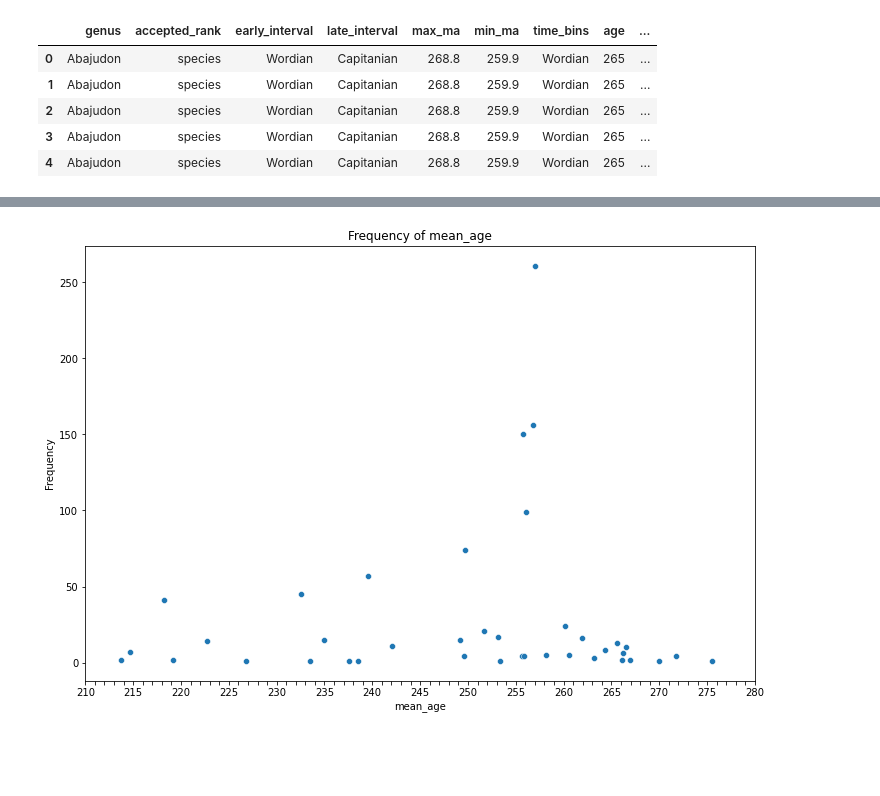
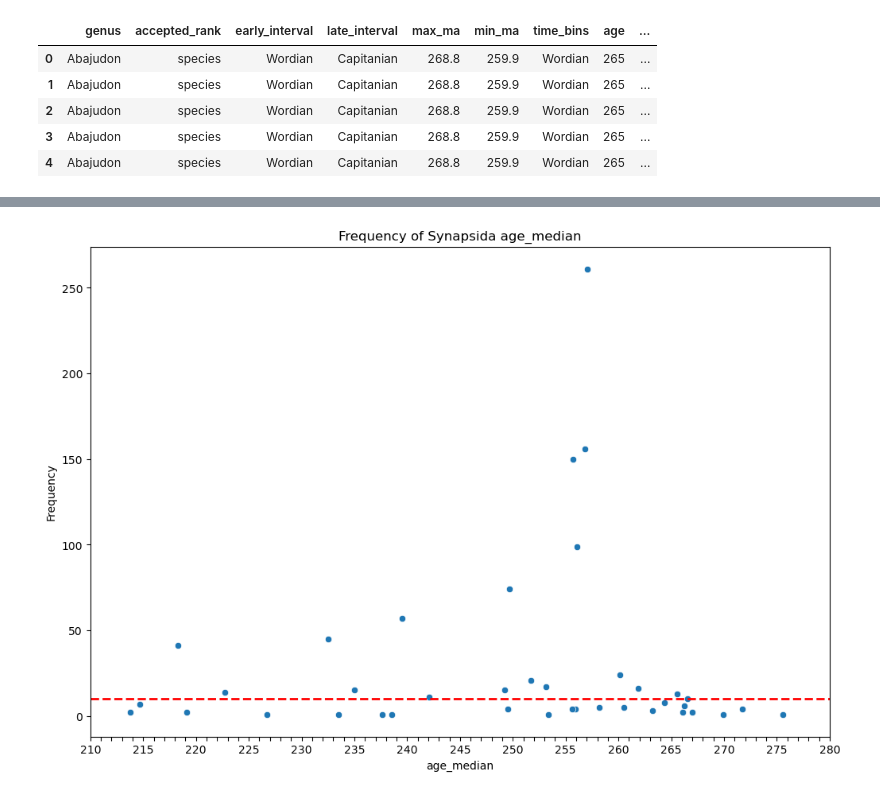
Before and after one commit to shelleylwang/BDNN_Arielli, a Jupyter notebook: synapsida_eda.ipynb, the cells around one changed output, grey strips where cells are left out. Saved outputs shown, nothing was run; the diff lists cells and outputs as text; code cells hidden in the pictures; blank space fills up the shorter version.

```diff
--- a/synapsida_eda.ipynb
+++ b/synapsida_eda.ipynb
@@ -216,8 +405,8 @@ Name: max_ma, dtype: int64
 # %%
 # Scatterplot function
 
-def scatter(column_name):
-    frequency = synapsida2[column_name].value_counts()
+def scatter(df, df_name, column_name):
+    frequency = df[column_name].value_counts()
 
     # Create figure and axes objects explicitly
     fig, ax = plt.subplots(figsize=(12, 8))  # Increased figure size
@@ -226,7 +415,7 @@ def scatter(column_name):
     fig.patch.set_facecolor('white')
 
     sns.scatterplot(x=frequency.index, y=frequency.values)
-    plt.title("Frequency of " + column_name)
+    plt.title(f"Frequency of {df_name} {column_name}")
     plt.xlabel(column_name)
     plt.ylabel("Frequency")
 
@@ -238,6 +427,9 @@ def scatter(column_name):
     x_min = x_min - (x_min % 5)
     x_max = x_max + (5 - x_max % 5)
 
+    # Add a horizontal red dashed line at y = 10
+    ax.axhline(y=10, color='r', linestyle='--', linewidth=2)
+
     # Create ticks and labels
     x_ticks = np.arange(x_min, x_max + 1, 1)  # Ticks for every 1
     x_labels = [str(x) if x % 5 == 0 else '' for x in x_ticks]  # Labels for every 5
@@ -245,6 +437,6 @@ def scatter(column_name):
     plt.xticks(x_ticks, x_labels)
     plt.xlim(x_min, x_max)
 
-    plt.savefig(f'eda_images/{column_name}_scatter.png', dpi=300)
+    plt.savefig(f'eda_images/{df_name}_{column_name}_scatter.png', dpi=300)
     plt.show()
     plt.close()
@@ -259,4 +443,4 @@ scatter('max_ma')
-# %%
-scatter('mean_age')
-# %% [output]
-[figure, removed]
+# %%
+scatter(synapsida2, 'Synapsida', 'age_median')
+# %% [output]
+[figure, added]
```
Also changed, not shown: parts of 36 cells of this notebook, 20 other files.
